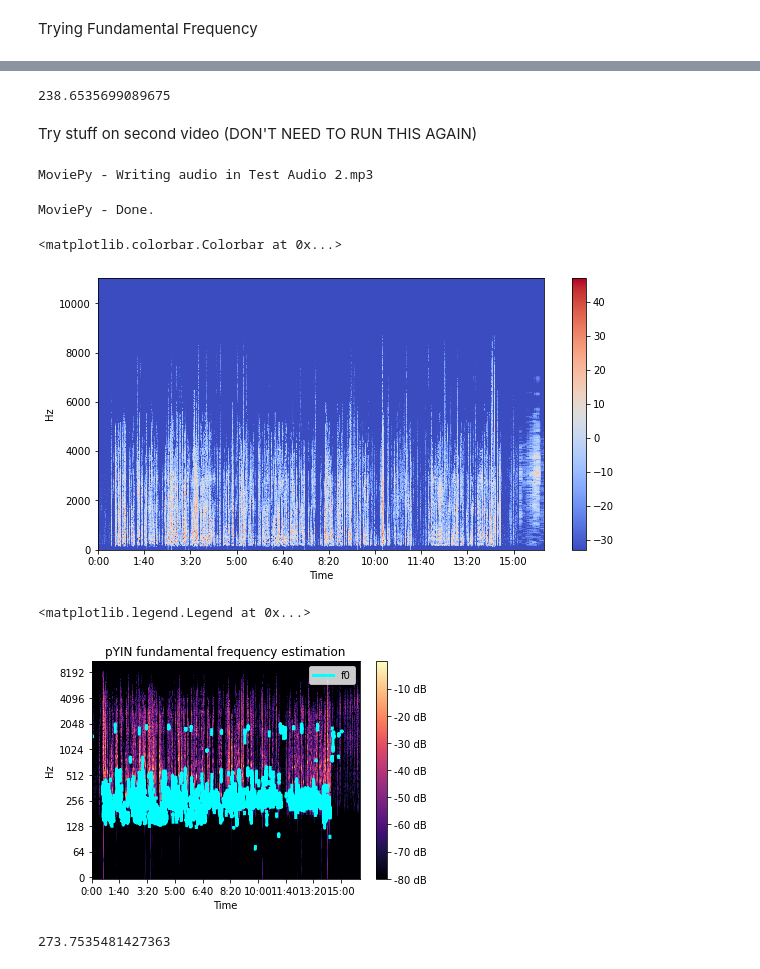
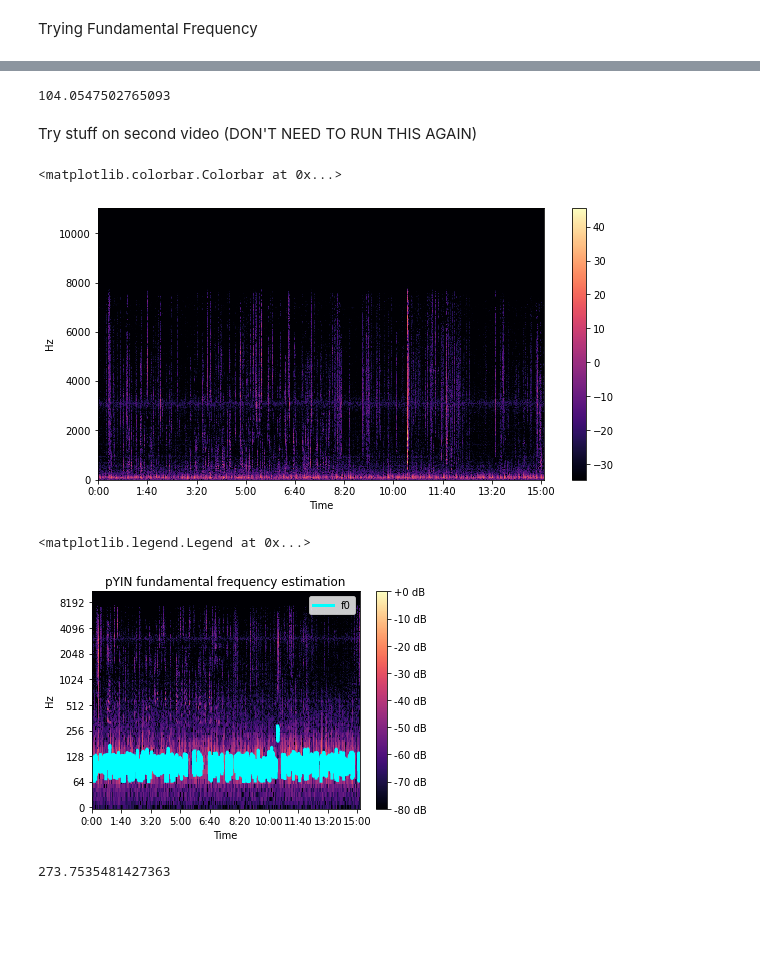
Before and after one commit to anniejain24/Diarization, a Jupyter notebook: Test audio analysis.ipynb, the cells around one changed output, grey strips where cells are left out. Drawn from its saved outputs; the diff is of its cells as text; code cells hidden in the pictures; blank space fills up the shorter version.

Commit message:
Direct cosce paths

```diff
--- a/Test audio analysis.ipynb
+++ b/Test audio analysis.ipynb
@@ -43,7 +36,7 @@ Note: you may need to restart the kernel to use updated packages.
 # https://www.topcoder.com/thrive/articles/audio-data-analysis-using-python
 import librosa
 import matplotlib.pyplot as plt
-audio = 'Test Audio 1.mp3'
+audio = '/archive/shared/sim_center/shared/ameer/COSCE/audio/01_cough_1/01_0001_144726.wav'
 x, sr = librosa.load(audio)
 X = librosa.stft(x)
 Xdb = librosa.amplitude_to_db(abs(X))
@@ -148,6 +141,6 @@ plt.xlim(0, 100)
 # %%
 np.nanmean(f0)
 # %% [output]
-238.6535699089675
+104.0547502765093
 # %% [markdown]
 Try stuff on second video (DON'T NEED TO RUN THIS AGAIN)
@@ -156,19 +147,14 @@ video2 = VideoFileClip("Test Video 2.3gp.mp4")
-# %%
-video2.audio.write_audiofile("Test Audio 2.mp3")
-# %% [output]
-MoviePy - Writing audio in Test Audio 2.mp3
-MoviePy - Done.
 # %%
-audio2 = 'Test Audio 2.mp3'
+audio2 = '/archive/shared/sim_center/shared/ameer/COSCE/audio/01_cough_1/01_0002_144727.wav'
 x2, sr2 = librosa.load(audio2)
 X2 = librosa.stft(x2)
 Xdb2 = librosa.amplitude_to_db(abs(X2))
 plt.figure(figsize = (10, 5))
 librosa.display.specshow(Xdb2, sr = sr2, x_axis = 'time', y_axis = 'hz')
 plt.colorbar()
 # %% [output]
 <matplotlib.colorbar.Colorbar at 0x...>
-[figure, old version]
+[figure, new version]
 # %%
 f02, voiced_flag2, voiced_probs2 = librosa.pyin(y=x2, sr=sr2, fmin=65, fmax=2093)
 times2 = librosa.times_like(f02)
@@ -181,7 +167,7 @@ ax.plot(times2, f02, label='f0', color='cyan', linewidth=3)
 ax.legend(loc='upper right')
 # %% [output]
 <matplotlib.legend.Legend at 0x...>
-[figure, old version]
+[figure, new version]
 # %%
 np.nanmean(f02)
 # %% [output]
```
Also changed, not shown: parts of 11 cells of this notebook.
